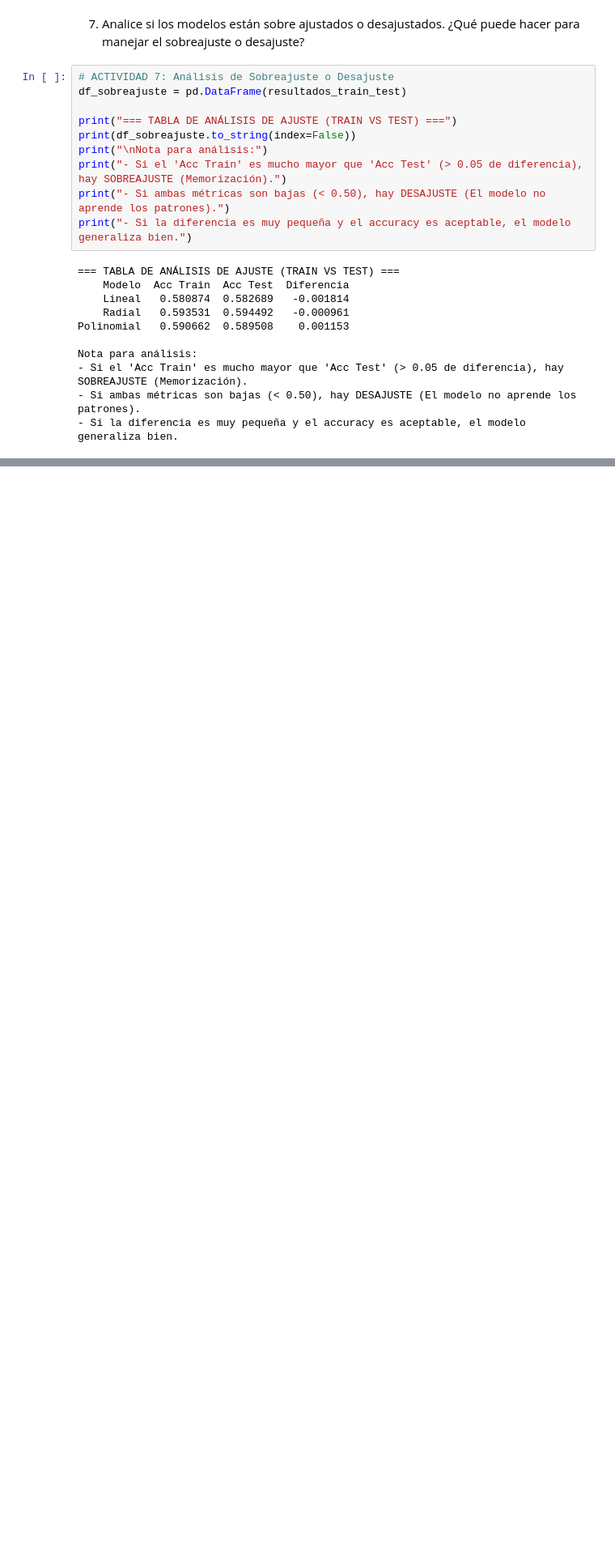
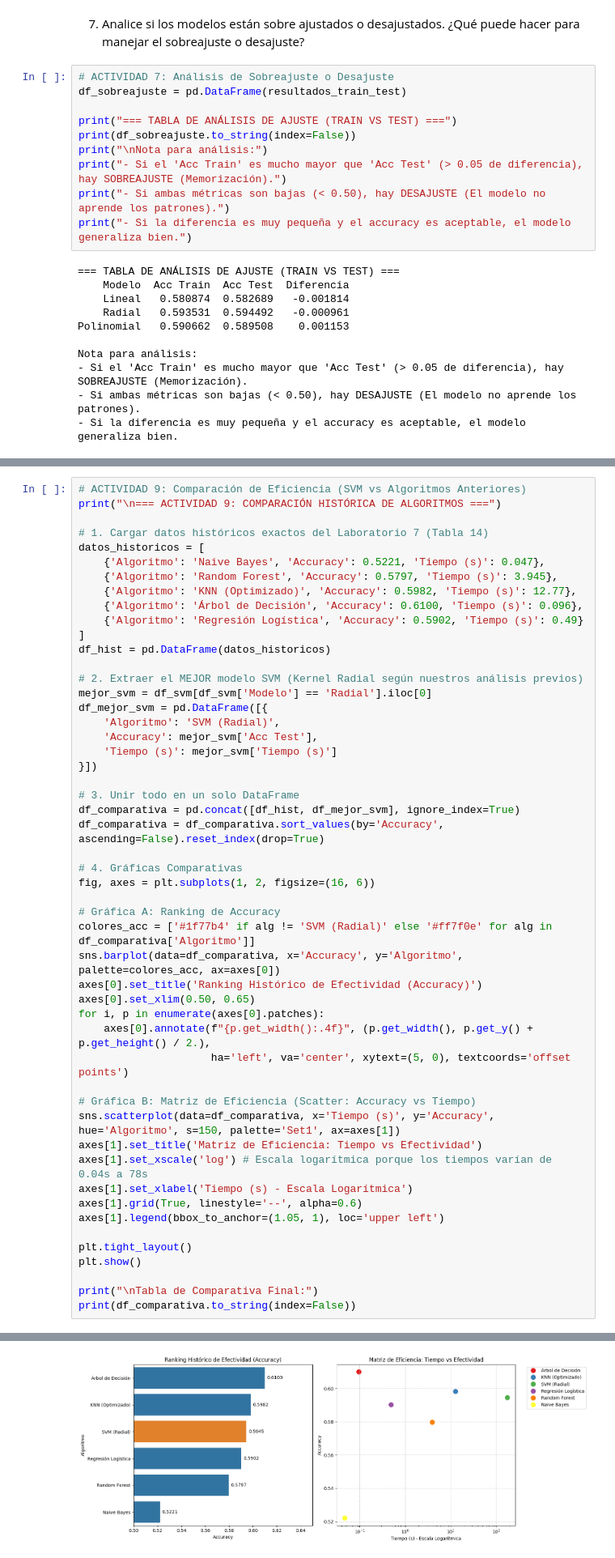
Before and after one commit to yehosuah/Lab8_MineriaDeDatos, a Jupyter notebook: AnalisisLab8.ipynb, the cells around one changed output, grey strips where cells are left out. Shown at 81% size. Saved outputs shown, nothing was run; the diff lists cells and outputs as text; blank space fills up the shorter version.

```diff
--- a/AnalisisLab8.ipynb
+++ b/AnalisisLab8.ipynb
@@ -229,0 +291,52 @@ Nota para análisis:
+# %%
+# ACTIVIDAD 9: Comparación de Eficiencia (SVM vs Algoritmos Anteriores)
+print("\n=== ACTIVIDAD 9: COMPARACIÓN HISTÓRICA DE ALGORITMOS ===")
+
+# 1. Cargar datos históricos exactos del Laboratorio 7 (Tabla 14)
+datos_historicos = [
+    {'Algoritmo': 'Naive Bayes', 'Accuracy': 0.5221, 'Tiempo (s)': 0.047},
+    {'Algoritmo': 'Random Forest', 'Accuracy': 0.5797, 'Tiempo (s)': 3.945},
+    {'Algoritmo': 'KNN (Optimizado)', 'Accuracy': 0.5982, 'Tiempo (s)': 12.77},
+    {'Algoritmo': 'Árbol de Decisión', 'Accuracy': 0.6100, 'Tiempo (s)': 0.096},
+    {'Algoritmo': 'Regresión Logística', 'Accuracy': 0.5902, 'Tiempo (s)': 0.49}
+]
+df_hist = pd.DataFrame(datos_historicos)
+
+# 2. Extraer el MEJOR modelo SVM (Kernel Radial según nuestros análisis previos)
+mejor_svm = df_svm[df_svm['Modelo'] == 'Radial'].iloc[0]
+df_mejor_svm = pd.DataFrame([{
+    'Algoritmo': 'SVM (Radial)',
+    'Accuracy': mejor_svm['Acc Test'],
+    'Tiempo (s)': mejor_svm['Tiempo (s)']
+}])
+
+# 3. Unir todo en un solo DataFrame
+df_comparativa = pd.concat([df_hist, df_mejor_svm], ignore_index=True)
+df_comparativa = df_comparativa.sort_values(by='Accuracy', ascending=False).reset_index(drop=True)
+
+# 4. Gráficas Comparativas
+fig, axes = plt.subplots(1, 2, figsize=(16, 6))
+
+# Gráfica A: Ranking de Accuracy
+colores_acc = ['#1f77b4' if alg != 'SVM (Radial)' else '#ff7f0e' for alg in df_comparativa['Algoritmo']]
+sns.barplot(data=df_comparativa, x='Accuracy', y='Algoritmo', palette=colores_acc, ax=axes[0])
+axes[0].set_title('Ranking Histórico de Efectividad (Accuracy)')
+axes[0].set_xlim(0.50, 0.65)
+for i, p in enumerate(axes[0].patches):
+    axes[0].annotate(f"{p.get_width():.4f}", (p.get_width(), p.get_y() + p.get_height() / 2.),
+                     ha='left', va='center', xytext=(5, 0), textcoords='offset points')
+
+# Gráfica B: Matriz de Eficiencia (Scatter: Accuracy vs Tiempo)
+sns.scatterplot(data=df_comparativa, x='Tiempo (s)', y='Accuracy', hue='Algoritmo', s=150, palette='Set1', ax=axes[1])
+axes[1].set_title('Matriz de Eficiencia: Tiempo vs Efectividad')
+axes[1].set_xscale('log') # Escala logarítmica porque los tiempos varían de 0.04s a 78s
+axes[1].set_xlabel('Tiempo (s) - Escala Logarítmica')
+axes[1].grid(True, linestyle='--', alpha=0.6)
+axes[1].legend(bbox_to_anchor=(1.05, 1), loc='upper left')
+
+plt.tight_layout()
+plt.show()
+
+print("\nTabla de Comparativa Final:")
+print(df_comparativa.to_string(index=False))
+# %% [output]
@@ -229,0 +347 @@ Nota para análisis:
+[figure, added]
```
Also changed, not shown: parts of 7 cells of this notebook.
